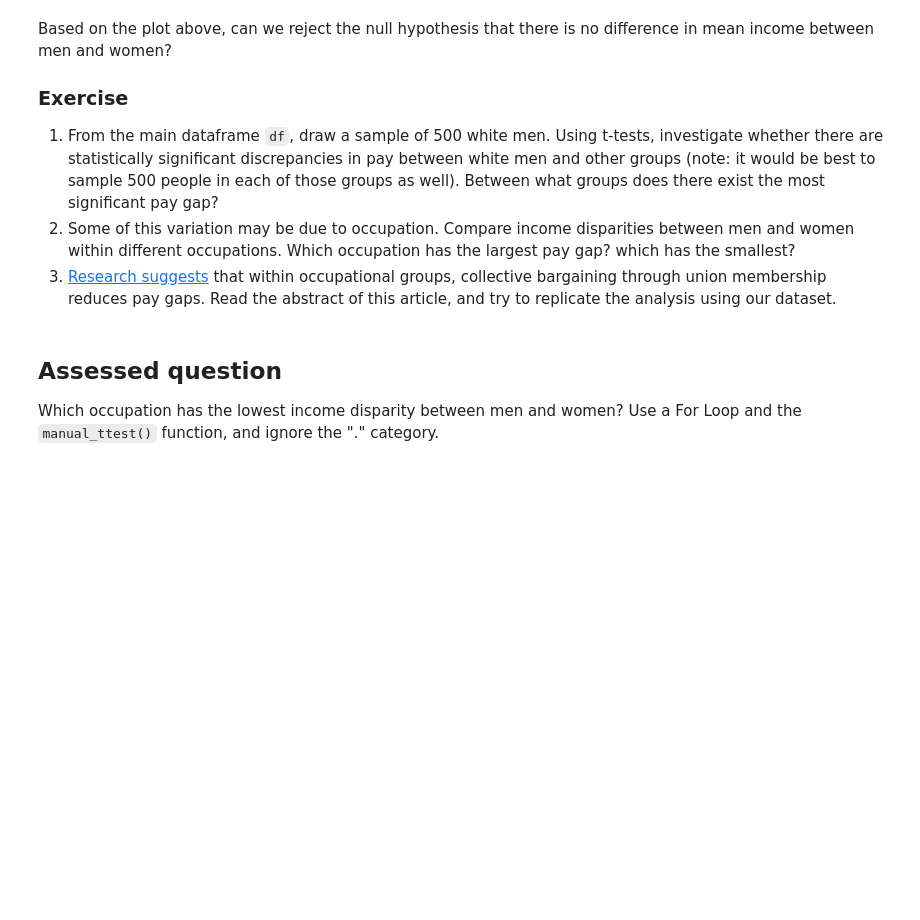
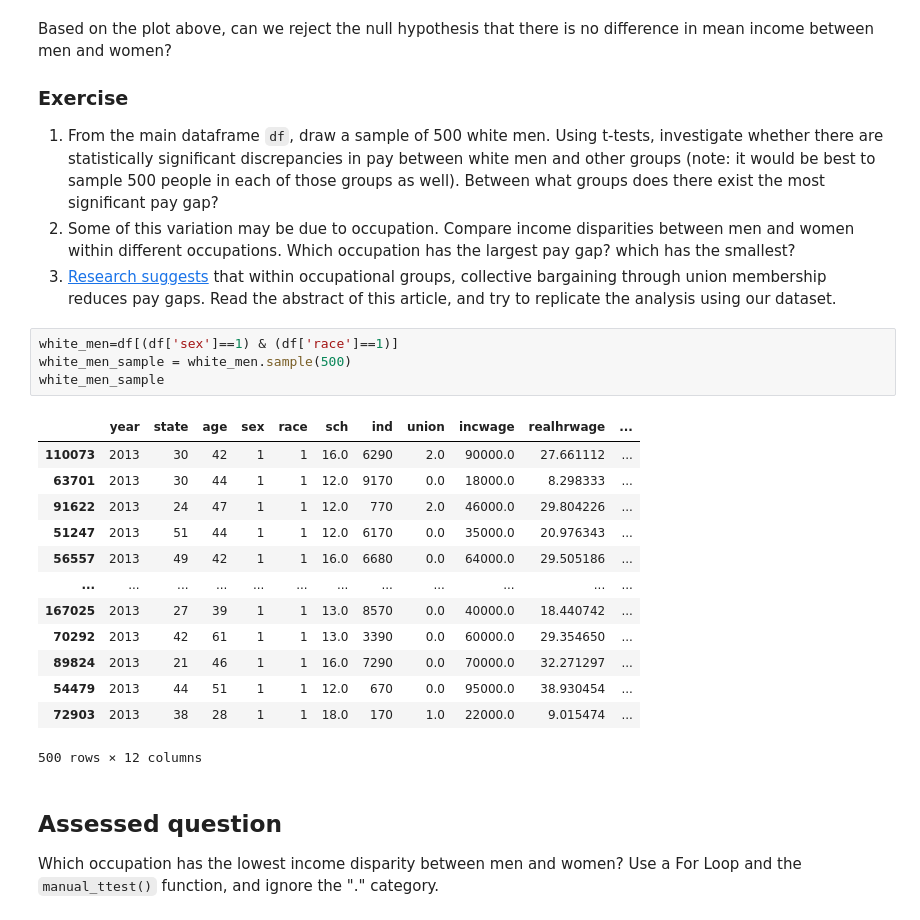
Before and after one commit to rebeccarlredmayne-cmd/QM2, a Jupyter notebook: NEW_W06_Hypothesis_Testing.ipynb, the cells around one changed output. Drawn from its saved outputs; the diff is of its cells as text; blank space fills up the shorter version.

```diff
--- a/NEW_W06_Hypothesis_Testing.ipynb
+++ b/NEW_W06_Hypothesis_Testing.ipynb
@@ -294,6 +294,24 @@ Based on the plot above, can we reject the null hypothesis that there is no diff
 1. From the main dataframe `df`, draw a sample of 500 white men. Using t-tests, investigate whether there are statistically significant discrepancies in pay between white men and other groups (note: it would be best to sample 500 people in each of those groups as well). Between what groups does there exist the most significant pay gap?
 2. Some of this variation may be due to occupation. Compare income disparities between men and women within different occupations. Which occupation has the largest pay gap? which has the smallest?
 3. [Research suggests](https://journals.sagepub.com/doi/abs/10.1177/0730888401028004005) that within occupational groups, collective bargaining through union membership reduces pay gaps. Read the abstract of this article, and try to replicate the analysis using our dataset.
+# %%
+white_men=df[(df['sex']==1) & (df['race']==1)]
+white_men_sample = white_men.sample(500)
+white_men_sample
+# %% [output]
+|  | year | state | age | sex | race | sch | ind | union | incwage | realhrwage | ... |
+| 110073 | 2013 | 30 | 42 | 1 | 1 | 16.0 | 6290 | 2.0 | 90000.0 | 27.661112 | ... |
+| 63701 | 2013 | 30 | 44 | 1 | 1 | 12.0 | 9170 | 0.0 | 18000.0 | 8.298333 | ... |
+| 91622 | 2013 | 24 | 47 | 1 | 1 | 12.0 | 770 | 2.0 | 46000.0 | 29.804226 | ... |
+| 51247 | 2013 | 51 | 44 | 1 | 1 | 12.0 | 6170 | 0.0 | 35000.0 | 20.976343 | ... |
+| 56557 | 2013 | 49 | 42 | 1 | 1 | 16.0 | 6680 | 0.0 | 64000.0 | 29.505186 | ... |
+| ... | ... | ... | ... | ... | ... | ... | ... | ... | ... | ... | ... |
+| 167025 | 2013 | 27 | 39 | 1 | 1 | 13.0 | 8570 | 0.0 | 40000.0 | 18.440742 | ... |
+| 70292 | 2013 | 42 | 61 | 1 | 1 | 13.0 | 3390 | 0.0 | 60000.0 | 29.354650 | ... |
+| 89824 | 2013 | 21 | 46 | 1 | 1 | 16.0 | 7290 | 0.0 | 70000.0 | 32.271297 | ... |
+| 54479 | 2013 | 44 | 51 | 1 | 1 | 12.0 | 670 | 0.0 | 95000.0 | 38.930454 | ... |
+| 72903 | 2013 | 38 | 28 | 1 | 1 | 18.0 | 170 | 1.0 | 22000.0 | 9.015474 | ... |
+500 rows × 12 columns
 # %% [markdown]
 ## Assessed question
 
```
Also changed, not shown: parts of 10 cells of this notebook.
